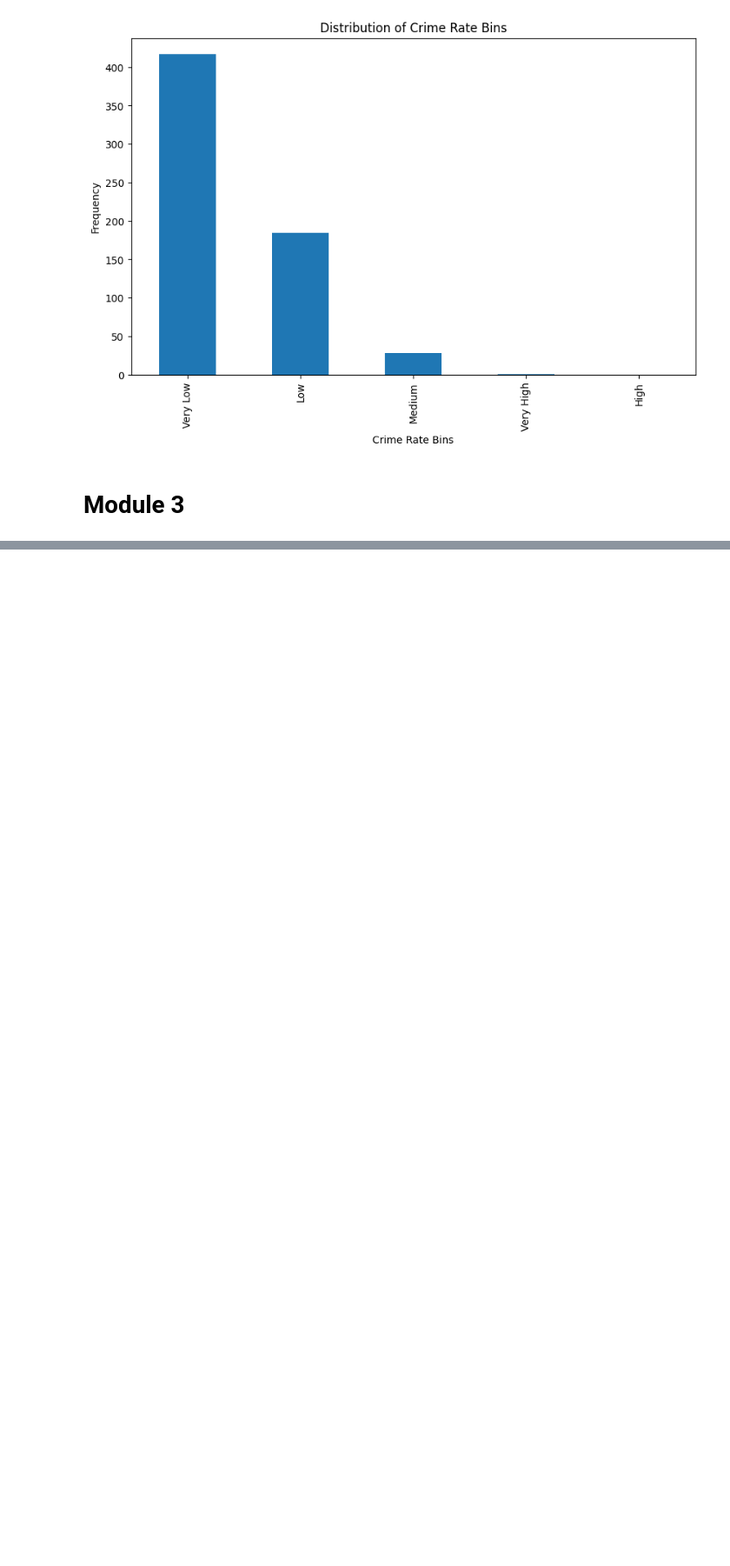
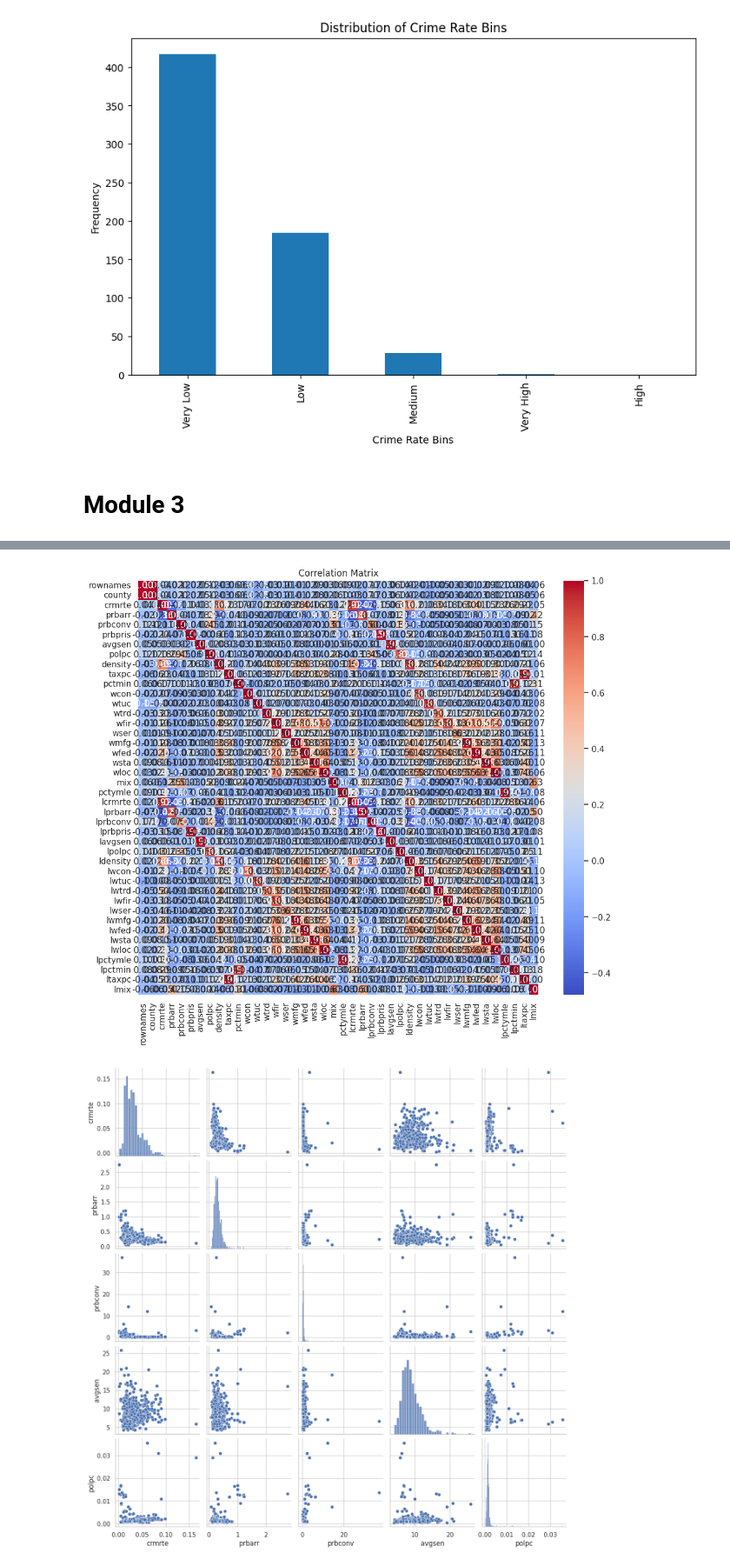
Before and after one commit to Triyas27/EDA, a Jupyter notebook: 21BDS0016.ipynb, the cells around one changed output, grey strips where cells are left out. Shown at 87% size. Saved outputs shown, nothing was run; the diff lists cells and outputs as text; code cells hidden in the pictures; blank space fills up the shorter version.

```diff
--- a/21BDS0016.ipynb
+++ b/21BDS0016.ipynb
@@ -350,0 +383,20 @@ year                                      ...
+# %%
+#2D ANALYSIS
+
+plt.figure(figsize=(12, 10))
+sns.heatmap(df.corr(numeric_only=True), annot=True, cmap='coolwarm', fmt=".2f")
+plt.title("Correlation Matrix")
+plt.show()
+
+sns.pairplot(df[['crmrte', 'prbarr', 'prbconv', 'avgsen', 'polpc']])
+plt.show()
+df['crime_level'] = pd.qcut(df['crmrte'], q=3, labels=['Low', 'Medium', 'High'])
+
+# Cross-tabulation with another variable (e.g., arrest probability binned)
+df['arrest_level'] = pd.qcut(df['prbarr'], q=3, labels=['Low', 'Medium', 'High'])
+
+contingency_table = pd.crosstab(df['crime_level'], df['arrest_level'])
+print(contingency_table)
+# %% [output]
+[figure, added]
+[figure, added]
```
Also changed, not shown: parts of 12 cells of this notebook.
